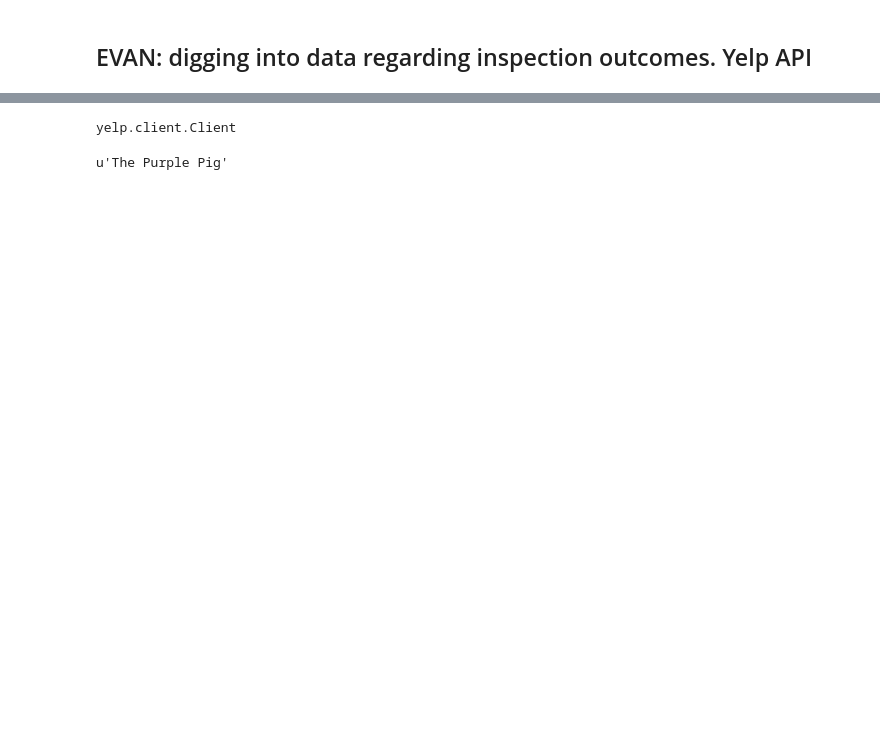
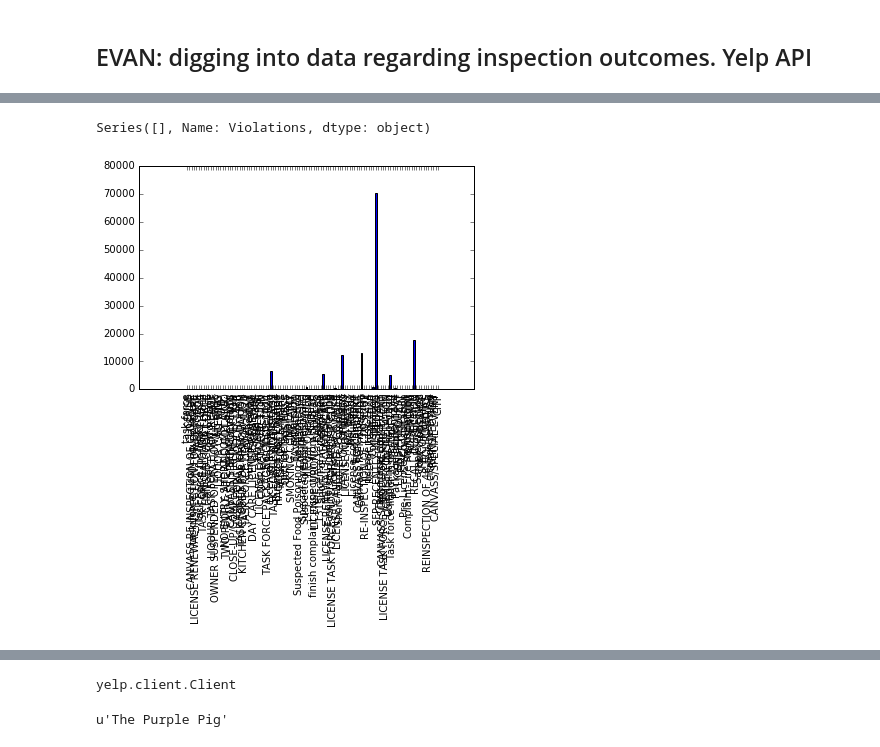
Before and after one commit to thewassermann/inspection_project, a Jupyter notebook: Evan Food Inspection Project Milestone #3.ipynb, the cells around one changed output, grey strips where cells are left out. Cells and saved outputs as stored; diff of their text form; code cells hidden in the pictures; blank space fills up the shorter version.

Commit message:
Explored inspection types, looked briefly at Yelp API'

```diff
--- a/Evan Food Inspection Project Milestone #3.ipynb
+++ b/Evan Food Inspection Project Milestone #3.ipynb
@@ -2,3 +2,6 @@
 # Milestone 3: Data Exploration
 # %% [markdown]
 #### Evan Brown, Felix Ruano, Evan Brown
+# %%
+# food inspection database
+data_FI = pd.read_csv('datasets/Food_Inspections.csv')
@@ -6,0 +77,14 @@
+# %%
+data_FI[data_FI['Inspection Type'] == 'TWO PEOPLE ATE AND GOT SICK.'.upper()]['Violations']
+# %% [output]
+Series([], Name: Violations, dtype: object)
+# %%
+inspection_type_groups = data_FI.groupby(data_FI['Inspection Type']).groups
+
+d = {k: len(v) for k, v in inspection_type_groups.iteritems()}
+
+plt.bar(range(len(d)), d.values(), align='center')
+plt.xticks(range(len(d)), d.keys(), rotation = 'vertical')
+plt.show()
+# %% [output]
+[figure, added]
```
Also changed, not shown: parts of 28 cells of this notebook.
